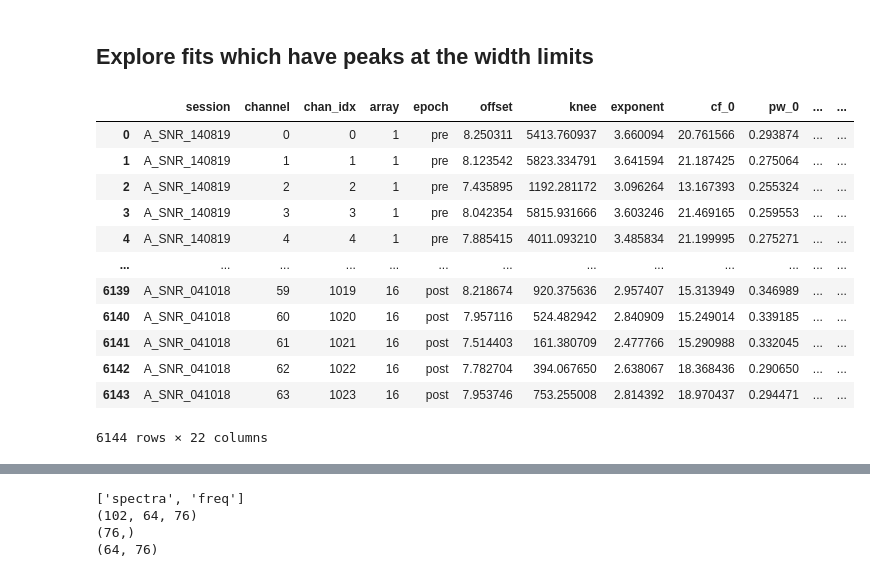
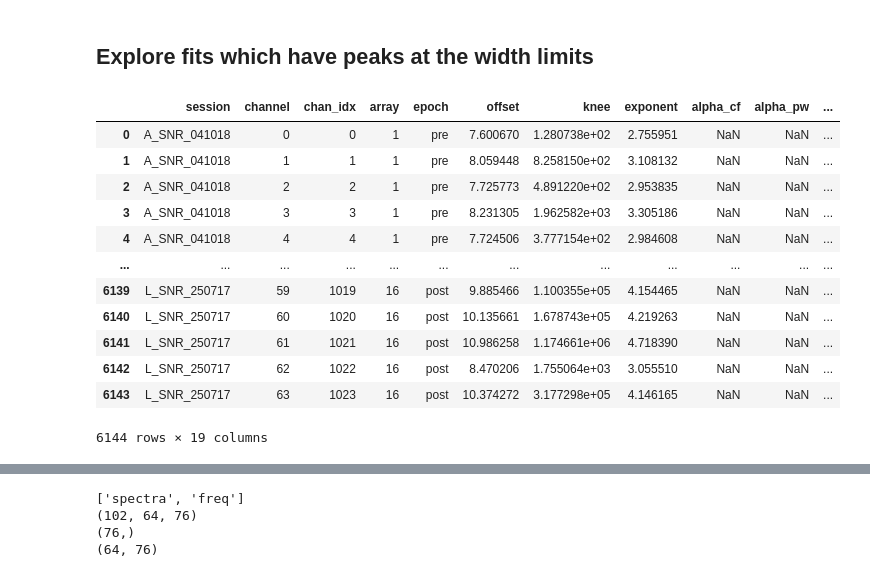
Before and after one commit to voytekresearch/v1_v4_1024_elec, a Jupyter notebook: notebooks/investigate_poor_model_fits.ipynb, the cells around one changed output, grey strips where cells are left out. Saved outputs shown, nothing was run; the diff lists cells and outputs as text; code cells hidden in the pictures.

```diff
--- a/notebooks/investigate_poor_model_fits.ipynb
+++ b/notebooks/investigate_poor_model_fits.ipynb
@@ -304,22 +288,22 @@ fg_worst.plot(plt_log=True)
 # %% [markdown]
 ## Explore fits which have peaks at the width limits
 # %%
-df_spec = pd.read_csv(f"{PROJECT_PATH}/data/results/lfp_spectral_params.csv", index_col=0)
+df_spec = pd.read_csv(f"{EXTERNAL_PATH}/data/results/lfp_spectral_params.csv", index_col=0)
 df_spec
 # %% [output]
-|  | session | channel | chan_idx | array | epoch | offset | knee | exponent | cf_0 | pw_0 | ... | ... |
-| 0 | A_SNR_140819 | 0 | 0 | 1 | pre | 8.250311 | 5413.760937 | 3.660094 | 20.761566 | 0.293874 | ... | ... |
-| 1 | A_SNR_140819 | 1 | 1 | 1 | pre | 8.123542 | 5823.334791 | 3.641594 | 21.187425 | 0.275064 | ... | ... |
-| 2 | A_SNR_140819 | 2 | 2 | 1 | pre | 7.435895 | 1192.281172 | 3.096264 | 13.167393 | 0.255324 | ... | ... |
-| 3 | A_SNR_140819 | 3 | 3 | 1 | pre | 8.042354 | 5815.931666 | 3.603246 | 21.469165 | 0.259553 | ... | ... |
-| 4 | A_SNR_140819 | 4 | 4 | 1 | pre | 7.885415 | 4011.093210 | 3.485834 | 21.199995 | 0.275271 | ... | ... |
-| ... | ... | ... | ... | ... | ... | ... | ... | ... | ... | ... | ... | ... |
-| 6139 | A_SNR_041018 | 59 | 1019 | 16 | post | 8.218674 | 920.375636 | 2.957407 | 15.313949 | 0.346989 | ... | ... |
-| 6140 | A_SNR_041018 | 60 | 1020 | 16 | post | 7.957116 | 524.482942 | 2.840909 | 15.249014 | 0.339185 | ... | ... |
-| 6141 | A_SNR_041018 | 61 | 1021 | 16 | post | 7.514403 | 161.380709 | 2.477766 | 15.290988 | 0.332045 | ... | ... |
-| 6142 | A_SNR_041018 | 62 | 1022 | 16 | post | 7.782704 | 394.067650 | 2.638067 | 18.368436 | 0.290650 | ... | ... |
-| 6143 | A_SNR_041018 | 63 | 1023 | 16 | post | 7.953746 | 753.255008 | 2.814392 | 18.970437 | 0.294471 | ... | ... |
+|  | session | channel | chan_idx | array | epoch | offset | knee | exponent | alpha_cf | alpha_pw | ... |
+| 0 | A_SNR_041018 | 0 | 0 | 1 | pre | 7.600670 | 1.280738e+02 | 2.755951 | NaN | NaN | ... |
+| 1 | A_SNR_041018 | 1 | 1 | 1 | pre | 8.059448 | 8.258150e+02 | 3.108132 | NaN | NaN | ... |
+| 2 | A_SNR_041018 | 2 | 2 | 1 | pre | 7.725773 | 4.891220e+02 | 2.953835 | NaN | NaN | ... |
+| 3 | A_SNR_041018 | 3 | 3 | 1 | pre | 8.231305 | 1.962582e+03 | 3.305186 | NaN | NaN | ... |
+| 4 | A_SNR_041018 | 4 | 4 | 1 | pre | 7.724506 | 3.777154e+02 | 2.984608 | NaN | NaN | ... |
+| ... | ... | ... | ... | ... | ... | ... | ... | ... | ... | ... | ... |
+| 6139 | L_SNR_250717 | 59 | 1019 | 16 | post | 9.885466 | 1.100355e+05 | 4.154465 | NaN | NaN | ... |
+| 6140 | L_SNR_250717 | 60 | 1020 | 16 | post | 10.135661 | 1.678743e+05 | 4.219263 | NaN | NaN | ... |
+| 6141 | L_SNR_250717 | 61 | 1021 | 16 | post | 10.986258 | 1.174661e+06 | 4.718390 | NaN | NaN | ... |
+| 6142 | L_SNR_250717 | 62 | 1022 | 16 | post | 8.470206 | 1.755064e+03 | 3.055510 | NaN | NaN | ... |
+| 6143 | L_SNR_250717 | 63 | 1023 | 16 | post | 10.374272 | 3.177298e+05 | 4.146165 | NaN | NaN | ... |
-6144 rows × 22 columns
+6144 rows × 19 columns
 # %%
 df = df_spec[df_spec['bw_1']==20]
 plt.hist(df['cf_1'])
```
Also changed, not shown: parts of 13 cells of this notebook.
